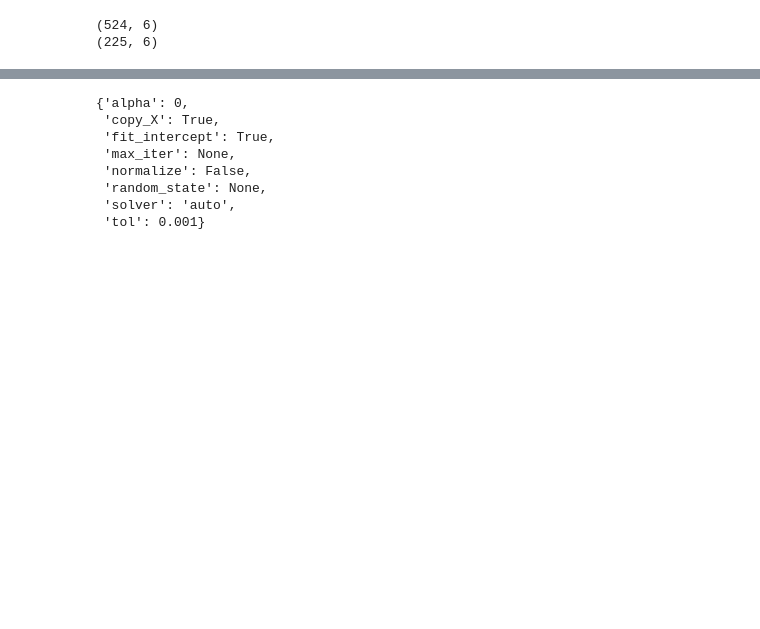
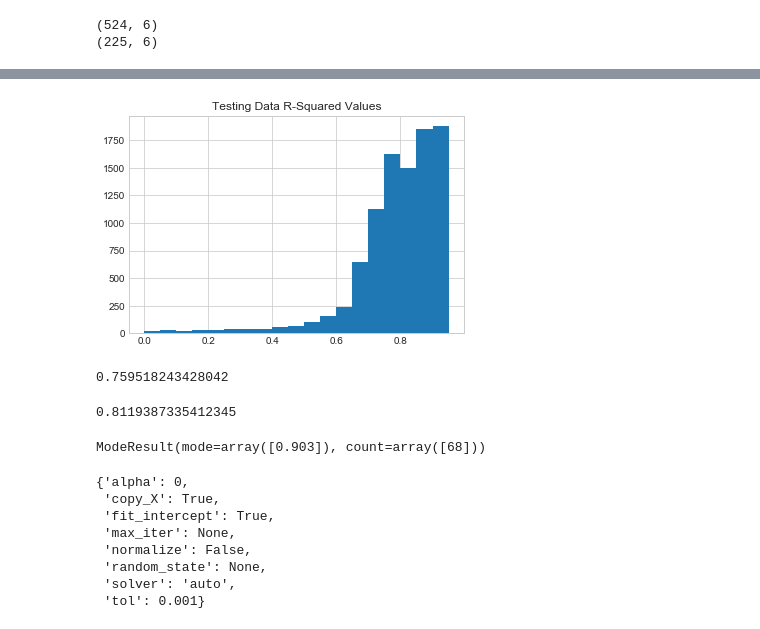
Before and after one commit to djleung/DS3-GoFundMe, a Jupyter notebook: gofundme regression.ipynb, the cells around one changed output, grey strips where cells are left out. Drawn from its saved outputs; the diff is of its cells as text; code cells hidden in the pictures; blank space fills up the shorter version.

```diff
--- a/gofundme regression.ipynb
+++ b/gofundme regression.ipynb
@@ -313,3 +333,23 @@ print(r2_score(y_test, pred_test_rr))
+# %%
+a = np.array(r2_test_scores)
+plt.hist(a, bins = hbins)
+plt.title("Testing Data R-Squared Values")
+plt.show()
+# %% [output]
+[figure, added]
+# %%
+np.mean(a)
+# %% [output]
+0.759518243428042
+# %%
+np.median(a)
+# %% [output]
+0.8119387335412345
+# %%
+a = np.around(a, decimals = 3)
+stats.mode(a, axis=None)
+# %% [output]
+ModeResult(mode=array([0.903]), count=array([68]))
 # %%
 rr.get_params()
 # %% [output]
```
Also changed, not shown: parts of 11 cells of this notebook.
